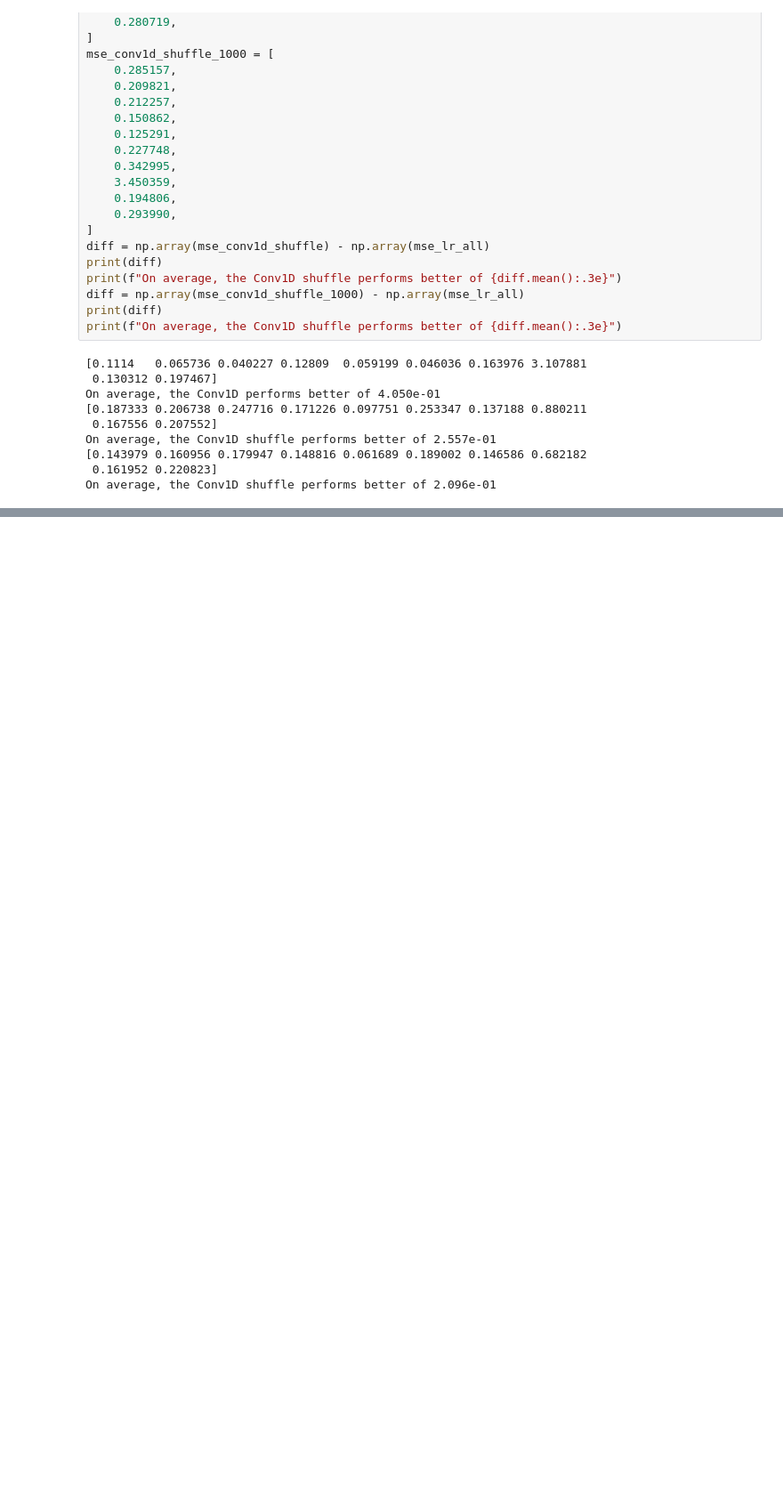
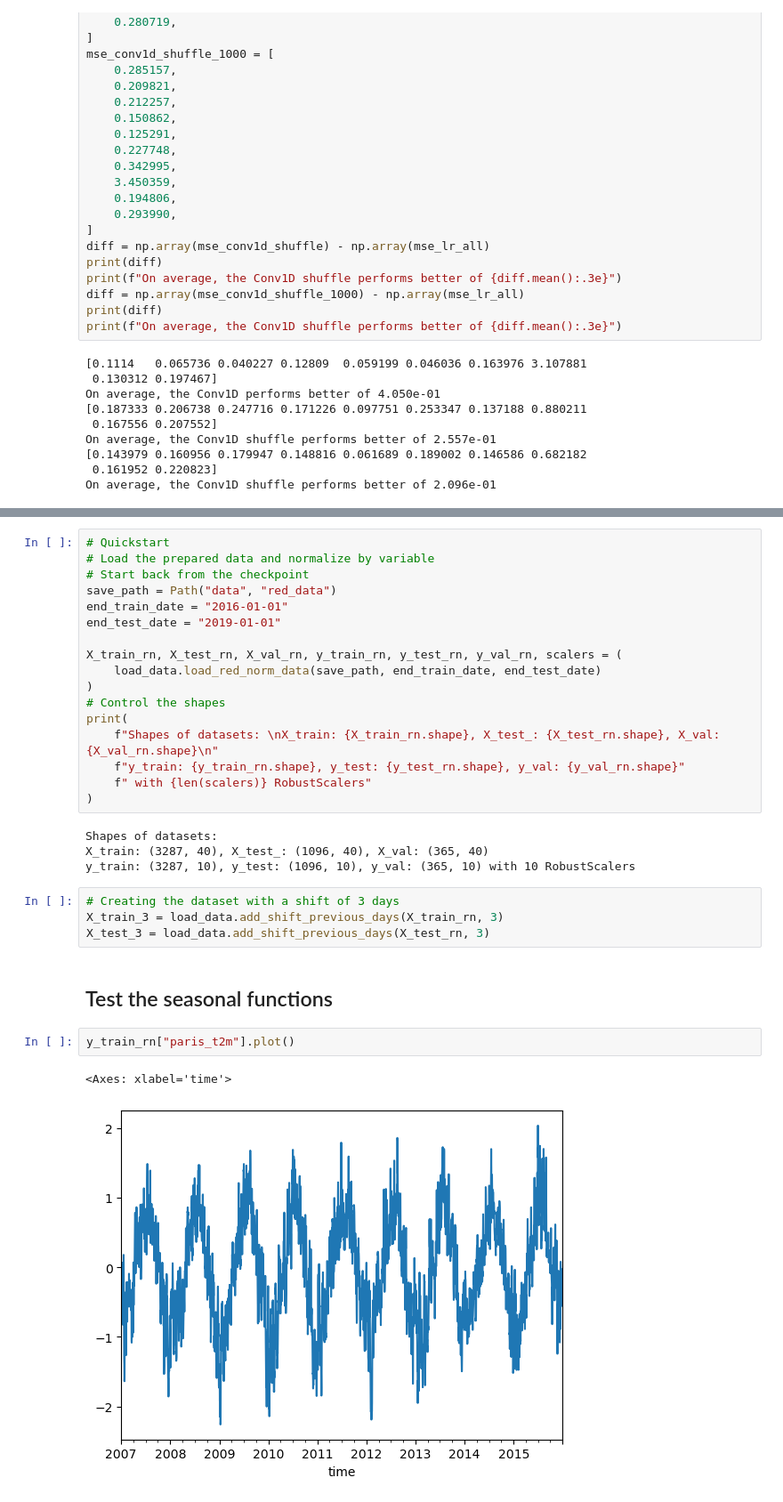
Before and after one commit to waddason/ML_ClimateEnergy_project2024, a Jupyter notebook: draft_WAD.ipynb, the cells around one changed output, grey strips where cells are left out. Shown at 89% size. Saved outputs shown, nothing was run; the diff lists cells and outputs as text; blank space fills up the shorter version.

```diff
--- a/draft_WAD.ipynb
+++ b/draft_WAD.ipynb
@@ -1028,0 +1151,32 @@ On average, the Conv1D shuffle performs better of 2.096e-01
+# %%
+# Quickstart
+# Load the prepared data and normalize by variable
+# Start back from the checkpoint
+save_path = Path("data", "red_data")
+end_train_date = "2016-01-01"
+end_test_date = "2019-01-01"
+
+X_train_rn, X_test_rn, X_val_rn, y_train_rn, y_test_rn, y_val_rn, scalers = (
+    load_data.load_red_norm_data(save_path, end_train_date, end_test_date)
+)
+# Control the shapes
+print(
+    f"Shapes of datasets: \nX_train: {X_train_rn.shape}, X_test_: {X_test_rn.shape}, X_val: {X_val_rn.shape}\n"
+    f"y_train: {y_train_rn.shape}, y_test: {y_test_rn.shape}, y_val: {y_val_rn.shape}"
+    f" with {len(scalers)} RobustScalers"
+)
+# %% [output]
+Shapes of datasets:
+X_train: (3287, 40), X_test_: (1096, 40), X_val: (365, 40)
+y_train: (3287, 10), y_test: (1096, 10), y_val: (365, 10) with 10 RobustScalers
+# %%
+# Creating the dataset with a shift of 3 days
+X_train_3 = load_data.add_shift_previous_days(X_train_rn, 3)
+X_test_3 = load_data.add_shift_previous_days(X_test_rn, 3)
+# %% [markdown]
+## Test the seasonal functions
+# %%
+y_train_rn["paris_t2m"].plot()
+# %% [output]
+<Axes: xlabel='time'>
+[figure, added]
```
Also changed, not shown: parts of 14 cells of this notebook, 3 other files.
